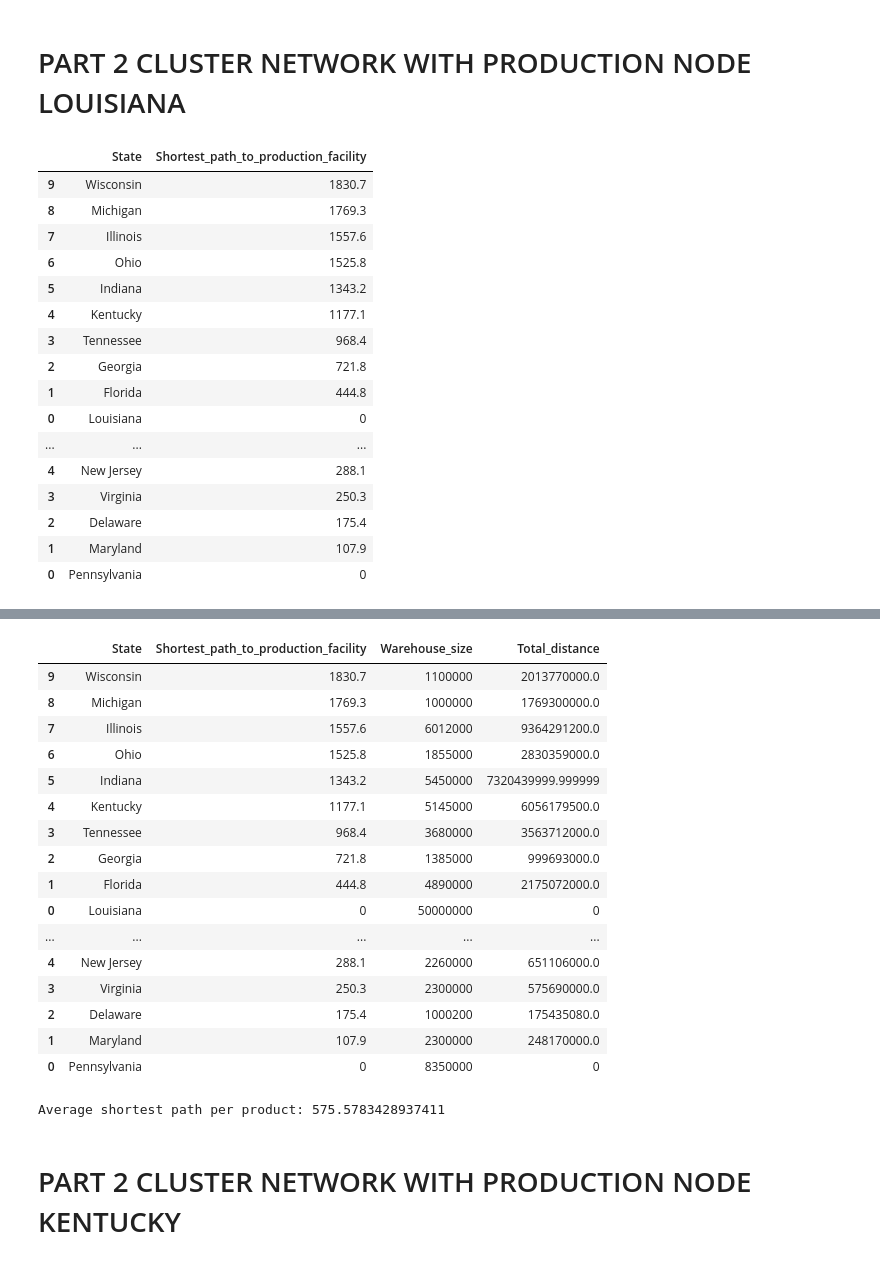
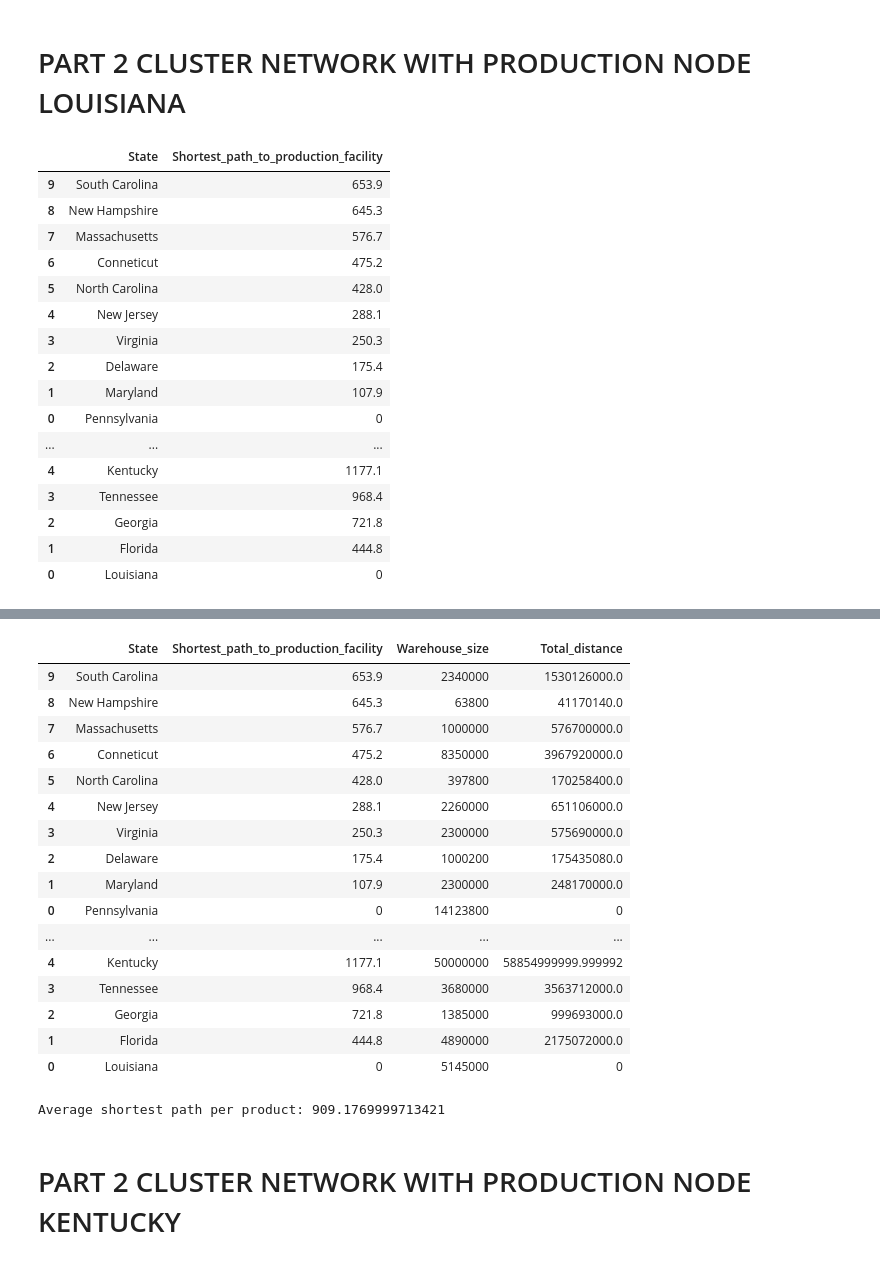
Before and after one commit to kelvinengee/network, a Jupyter notebook: Mississippi.ipynb, the cells around one changed output, grey strips where cells are left out. Cells and saved outputs as stored; diff of their text form; code cells hidden in the pictures.

```diff
--- a/Mississippi.ipynb
+++ b/Mississippi.ipynb
@@ -925,6 +874,7 @@ Total distance per product=
 # %%
-Mississippi_Graph.nodes["Pennsylvania"]["warehouse size"] = 8350000
+Mississippi_Graph.nodes["Pennsylvania"]["warehouse size"] = 14123800
 Mississippi_Graph.nodes["Louisiana"]["warehouse size"] = 50000000
+Mississippi_Graph.nodes["Conneticut"]["warehouse size"] = 8350000
 # %%
 # Read in the excel file 'mississippi.xlsx' as a dataframe
 locations = pd.read_csv('us-state-capitals.csv')
@@ -1466,22 +1152,22 @@ def metrics_cluster(graph1,graph2,graph3,weight,demand,location1,location2,locat
 # %% [markdown]
 # PART 2 CLUSTER NETWORK WITH PRODUCTION NODE LOUISIANA
 # %%
-metrics_cluster(Cluster1_Graph,Cluster2_Graph,Cluster3_Graph,'Distance','warehouse size','Louisiana','California','Pennsylvania')
+metrics_cluster(Cluster1_Graph,Cluster2_Graph,Cluster3_Graph,'Distance','warehouse size','Pennsylvania','California','Louisiana')
 # %% [output]
 |  | State | Shortest_path_to_production_facility |
-| 9 | Wisconsin | 1830.7 |
-| 8 | Michigan | 1769.3 |
-| 7 | Illinois | 1557.6 |
-| 6 | Ohio | 1525.8 |
-| 5 | Indiana | 1343.2 |
+| 9 | South Carolina | 653.9 |
+| 8 | New Hampshire | 645.3 |
+| 7 | Massachusetts | 576.7 |
+| 6 | Conneticut | 475.2 |
+| 5 | North Carolina | 428.0 |
+| 4 | New Jersey | 288.1 |
+| 3 | Virginia | 250.3 |
+| 2 | Delaware | 175.4 |
+| 1 | Maryland | 107.9 |
+| 0 | Pennsylvania | 0 |
+| ... | ... | ... |
 | 4 | Kentucky | 1177.1 |
 | 3 | Tennessee | 968.4 |
 | 2 | Georgia | 721.8 |
 | 1 | Florida | 444.8 |
 | 0 | Louisiana | 0 |
-| ... | ... | ... |
-| 4 | New Jersey | 288.1 |
-| 3 | Virginia | 250.3 |
-| 2 | Delaware | 175.4 |
-| 1 | Maryland | 107.9 |
-| 0 | Pennsylvania | 0 |
@@ -1489,21 +1175,21 @@ Average shortest path: 919.4137931034483
 |  | State | Shortest_path_to_production_facility | Warehouse_size | Total_distance |
-| 9 | Wisconsin | 1830.7 | 1100000 | 2013770000.0 |
-| 8 | Michigan | 1769.3 | 1000000 | 1769300000.0 |
-| 7 | Illinois | 1557.6 | 6012000 | 9364291200.0 |
-| 6 | Ohio | 1525.8 | 1855000 | 2830359000.0 |
-| 5 | Indiana | 1343.2 | 5450000 | 7320439999.999999 |
-| 4 | Kentucky | 1177.1 | 5145000 | 6056179500.0 |
-| 3 | Tennessee | 968.4 | 3680000 | 3563712000.0 |
-| 2 | Georgia | 721.8 | 1385000 | 999693000.0 |
-| 1 | Florida | 444.8 | 4890000 | 2175072000.0 |
-| 0 | Louisiana | 0 | 50000000 | 0 |
-| ... | ... | ... | ... | ... |
+| 9 | South Carolina | 653.9 | 2340000 | 1530126000.0 |
+| 8 | New Hampshire | 645.3 | 63800 | 41170140.0 |
+| 7 | Massachusetts | 576.7 | 1000000 | 576700000.0 |
+| 6 | Conneticut | 475.2 | 8350000 | 3967920000.0 |
+| 5 | North Carolina | 428.0 | 397800 | 170258400.0 |
 | 4 | New Jersey | 288.1 | 2260000 | 651106000.0 |
 | 3 | Virginia | 250.3 | 2300000 | 575690000.0 |
 | 2 | Delaware | 175.4 | 1000200 | 175435080.0 |
 | 1 | Maryland | 107.9 | 2300000 | 248170000.0 |
-| 0 | Pennsylvania | 0 | 8350000 | 0 |
+| 0 | Pennsylvania | 0 | 14123800 | 0 |
+| ... | ... | ... | ... | ... |
+| 4 | Kentucky | 1177.1 | 50000000 | 58854999999.999992 |
+| 3 | Tennessee | 968.4 | 3680000 | 3563712000.0 |
+| 2 | Georgia | 721.8 | 1385000 | 999693000.0 |
+| 1 | Florida | 444.8 | 4890000 | 2175072000.0 |
+| 0 | Louisiana | 0 | 5145000 | 0 |
-Average shortest path per product: 575.5783428937411
+Average shortest path per product: 909.1769999713421
 # %% [markdown]
 # PART 2 CLUSTER NETWORK WITH PRODUCTION NODE KENTUCKY
 # %%
```
Also changed, not shown: parts of 21 cells of this notebook.
